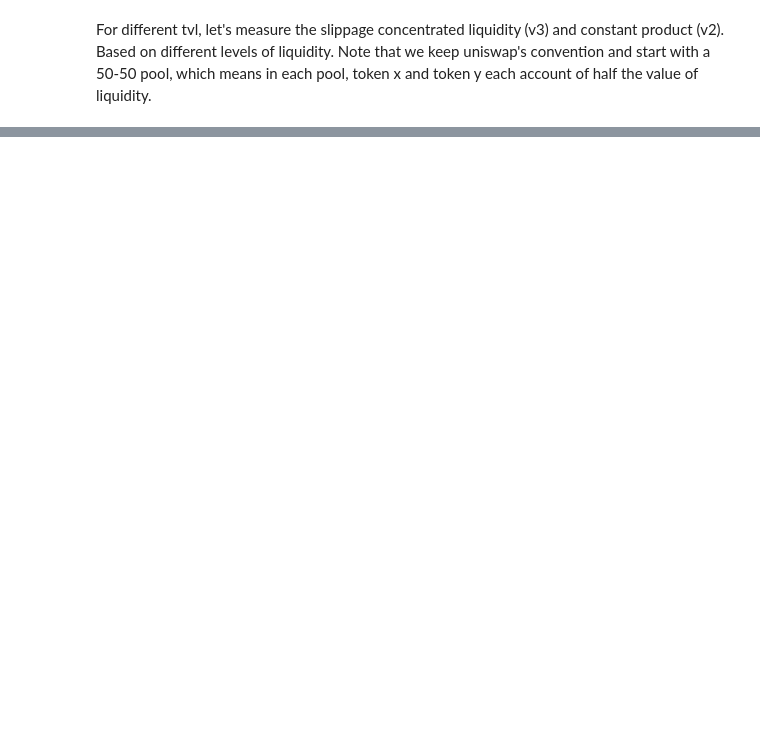
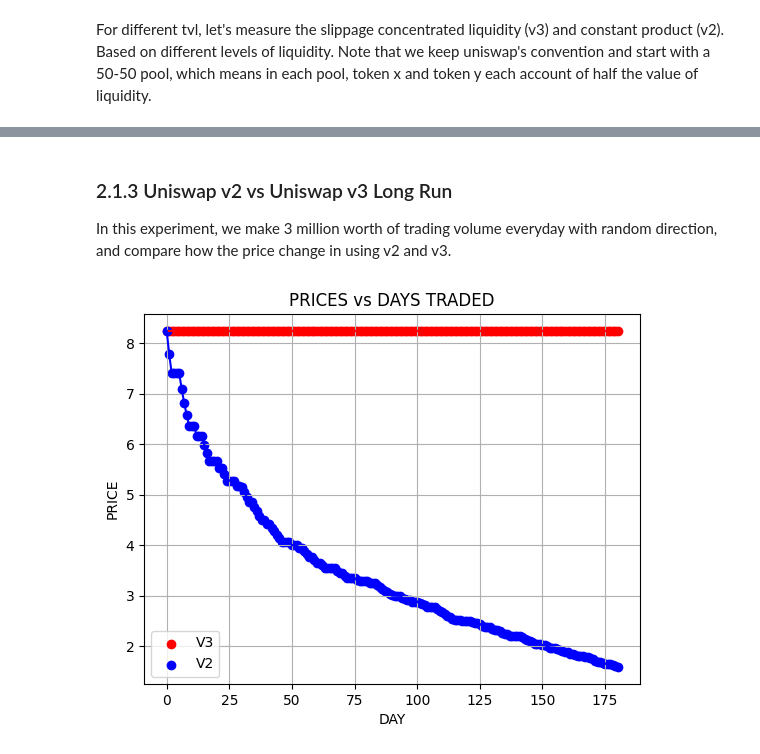
Before and after one commit to alexcraig043/math-86-final-project, a Jupyter notebook: main.ipynb, the cells around one changed output, grey strips where cells are left out. Cells and saved outputs as stored; diff of their text form; code cells hidden in the pictures; blank space fills up the shorter version.

```diff
--- a/main.ipynb
+++ b/main.ipynb
@@ -253,3 +255,58 @@ plt.show()
 <Figure size 400x300 with 0 Axes>
 <Figure size 400x300 with 0 Axes>
 <Figure size 400x300 with 0 Axes>
+# %% [markdown]
+### 2.1.3 Uniswap v2 vs Uniswap v3 Long Run
+In this experiment, we make 3 million worth of trading volume everyday with random direction, and compare how the price change in using v2 and v3.
+# %%
+import random
+# Fix Liquidity at 1 billion
+TVL = 3.2*10**9
+LP_NUM = 10000
+INITIAL_PRICE = 3800
+uniswap_v3 = UniswapV3(0.0003, initial_price = INITIAL_PRICE, num_lp = LP_NUM, vl_per_lp = TVL/LP_NUM)
+uniswap_v2 = UniswapV2(0.0003, TVL/2/INITIAL_PRICE, TVL/2)
+prices_v3 = [uniswap_v3.price]
+prices_v2 = [uniswap_v2.price]
+
+# Experiment
+DAY = 180 # half-year
+TRADE_VOLUME_PER_DAY = 100000
+TRADE_PER_DAY = 10
+
+for i in range(DAY):
+    random_value = random.random()
+    for j in range(TRADE_PER_DAY+1):
+        if random_value > 0.5:
+            # swap x for y
+            amount = TRADE_VOLUME_PER_DAY/TRADE_PER_DAY
+            uniswap_v3.swap_x_for_y(amount/uniswap_v3.price)
+            uniswap_v2.swap_x_for_y(amount/uniswap_v2.price)
+        else:
+            # swap y for x
+            amount = TRADE_VOLUME_PER_DAY/TRADE_PER_DAY
+            uniswap_v3.swap_x_for_y(amount)
+            uniswap_v2.swap_x_for_y(amount)
+    prices_v3.append(uniswap_v3.price)
+    prices_v2.append(uniswap_v2.price)
+
+# Plot scatter plot
+x = [i for i in range(DAY+1)]
+log_prices_v3 = np.log(prices_v3)
+log_prices_v2 = np.log(prices_v2)
+plt.scatter(x, log_prices_v3, color='red', label='V3')
+plt.scatter(x, log_prices_v2, color='blue', label='V2')
+
+# Plot connecting lines
+for i in range(DAY - 1):
+    plt.plot([x[i], x[i+1]], [log_prices_v3[i], log_prices_v3[i+1]], color='red')
+    plt.plot([x[i], x[i+1]], [log_prices_v2[i], log_prices_v2[i+1]], color='blue')
+
+plt.xlabel('DAY')
+plt.ylabel('PRICE')
+plt.title('PRICES vs DAYS TRADED')
+plt.legend()
+plt.grid(True)
+plt.show()
+# %% [output]
+[figure, added]
```
Also changed, not shown: parts of 8 cells of this notebook, 2 other files.
